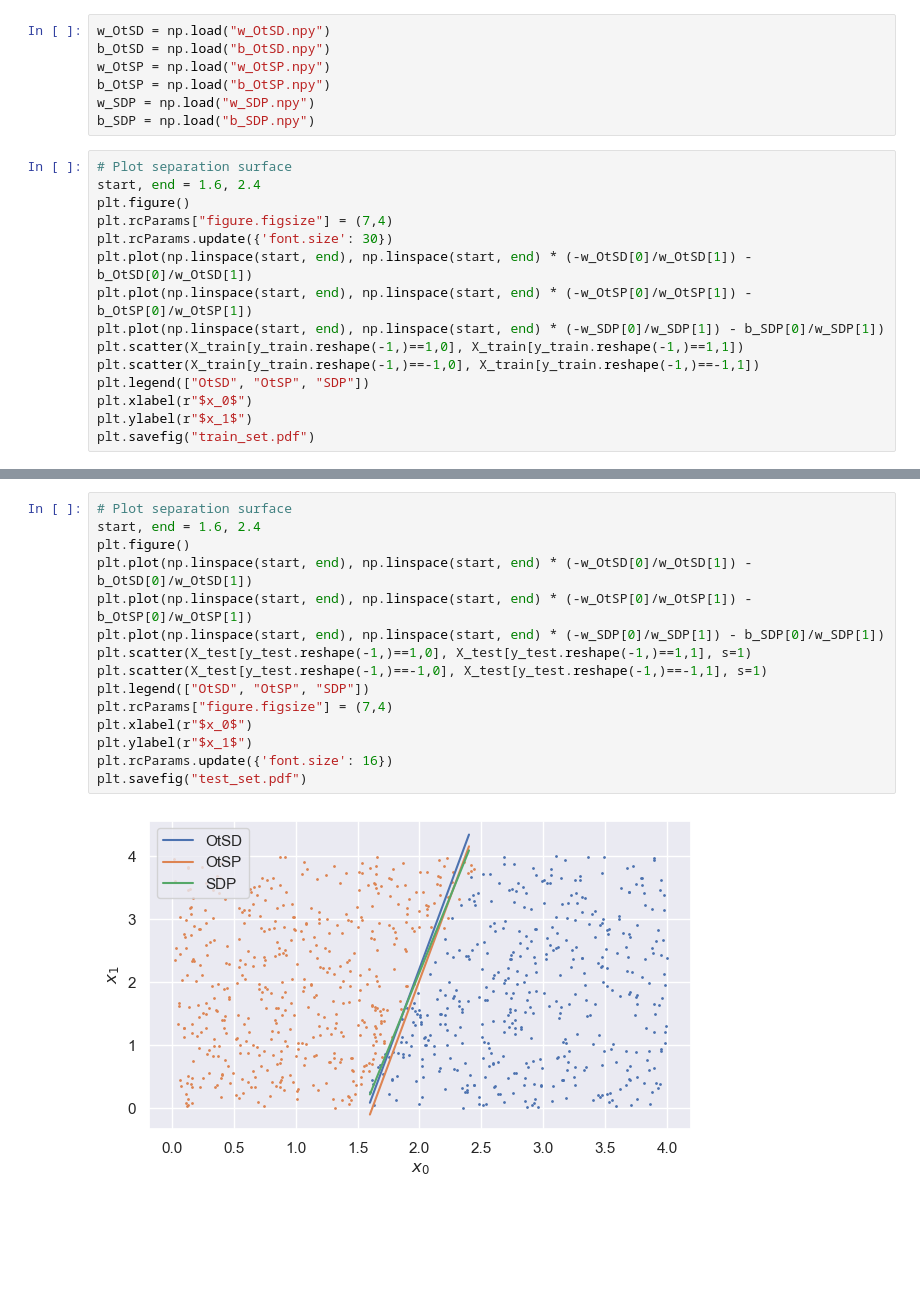
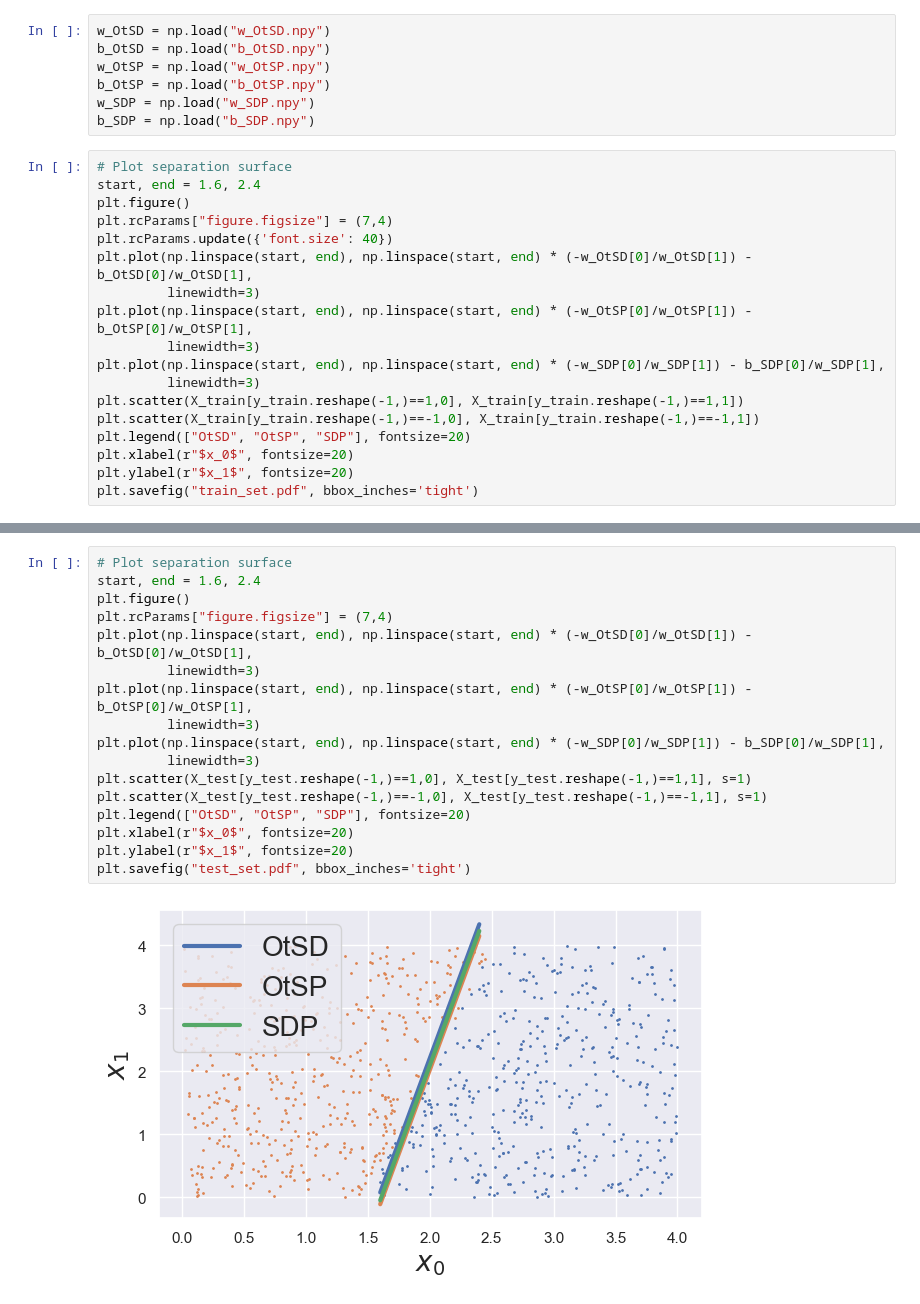
Before and after one commit to andrea-cavallo-98/SVM_ConvOpt, a Jupyter notebook: plots.ipynb, the cells around one changed output, grey strips where cells are left out. Saved outputs shown, nothing was run; the diff lists cells and outputs as text; blank space fills up the shorter version.

```diff
--- a/plots.ipynb
+++ b/plots.ipynb
@@ -29,14 +29,17 @@ b_SDP = np.load("b_SDP.npy")
 start, end = 1.6, 2.4
 plt.figure()
 plt.rcParams["figure.figsize"] = (7,4)
-plt.rcParams.update({'font.size': 30})
-plt.plot(np.linspace(start, end), np.linspace(start, end) * (-w_OtSD[0]/w_OtSD[1]) - b_OtSD[0]/w_OtSD[1])
-plt.plot(np.linspace(start, end), np.linspace(start, end) * (-w_OtSP[0]/w_OtSP[1]) - b_OtSP[0]/w_OtSP[1])
-plt.plot(np.linspace(start, end), np.linspace(start, end) * (-w_SDP[0]/w_SDP[1]) - b_SDP[0]/w_SDP[1])
+plt.rcParams.update({'font.size': 40})
+plt.plot(np.linspace(start, end), np.linspace(start, end) * (-w_OtSD[0]/w_OtSD[1]) - b_OtSD[0]/w_OtSD[1],
+         linewidth=3)
+plt.plot(np.linspace(start, end), np.linspace(start, end) * (-w_OtSP[0]/w_OtSP[1]) - b_OtSP[0]/w_OtSP[1],
+         linewidth=3)
+plt.plot(np.linspace(start, end), np.linspace(start, end) * (-w_SDP[0]/w_SDP[1]) - b_SDP[0]/w_SDP[1],
+         linewidth=3)
 plt.scatter(X_train[y_train.reshape(-1,)==1,0], X_train[y_train.reshape(-1,)==1,1])
 plt.scatter(X_train[y_train.reshape(-1,)==-1,0], X_train[y_train.reshape(-1,)==-1,1])
-plt.legend(["OtSD", "OtSP", "SDP"])
-plt.xlabel(r"$x_0$")
-plt.ylabel(r"$x_1$")
-plt.savefig("train_set.pdf")
+plt.legend(["OtSD", "OtSP", "SDP"], fontsize=20)
+plt.xlabel(r"$x_0$", fontsize=20)
+plt.ylabel(r"$x_1$", fontsize=20)
+plt.savefig("train_set.pdf", bbox_inches='tight')
 # %% [output]
@@ -44,17 +47,19 @@ plt.savefig("train_set.pdf")
 # %%
 # Plot separation surface
 start, end = 1.6, 2.4
 plt.figure()
-plt.plot(np.linspace(start, end), np.linspace(start, end) * (-w_OtSD[0]/w_OtSD[1]) - b_OtSD[0]/w_OtSD[1])
-plt.plot(np.linspace(start, end), np.linspace(start, end) * (-w_OtSP[0]/w_OtSP[1]) - b_OtSP[0]/w_OtSP[1])
-plt.plot(np.linspace(start, end), np.linspace(start, end) * (-w_SDP[0]/w_SDP[1]) - b_SDP[0]/w_SDP[1])
+plt.rcParams["figure.figsize"] = (7,4)
+plt.plot(np.linspace(start, end), np.linspace(start, end) * (-w_OtSD[0]/w_OtSD[1]) - b_OtSD[0]/w_OtSD[1],
+         linewidth=3)
+plt.plot(np.linspace(start, end), np.linspace(start, end) * (-w_OtSP[0]/w_OtSP[1]) - b_OtSP[0]/w_OtSP[1],
+         linewidth=3)
+plt.plot(np.linspace(start, end), np.linspace(start, end) * (-w_SDP[0]/w_SDP[1]) - b_SDP[0]/w_SDP[1],
+         linewidth=3)
 plt.scatter(X_test[y_test.reshape(-1,)==1,0], X_test[y_test.reshape(-1,)==1,1], s=1)
 plt.scatter(X_test[y_test.reshape(-1,)==-1,0], X_test[y_test.reshape(-1,)==-1,1], s=1)
-plt.legend(["OtSD", "OtSP", "SDP"])
-plt.rcParams["figure.figsize"] = (7,4)
-plt.xlabel(r"$x_0$")
-plt.ylabel(r"$x_1$")
-plt.rcParams.update({'font.size': 16})
-plt.savefig("test_set.pdf")
+plt.legend(["OtSD", "OtSP", "SDP"], fontsize=20)
+plt.xlabel(r"$x_0$", fontsize=20)
+plt.ylabel(r"$x_1$", fontsize=20)
+plt.savefig("test_set.pdf", bbox_inches='tight')
 # %% [output]
-[figure, old version]
+[figure, new version]
```
Also changed, not shown: parts of 1 cell of this notebook, 12 other files.
